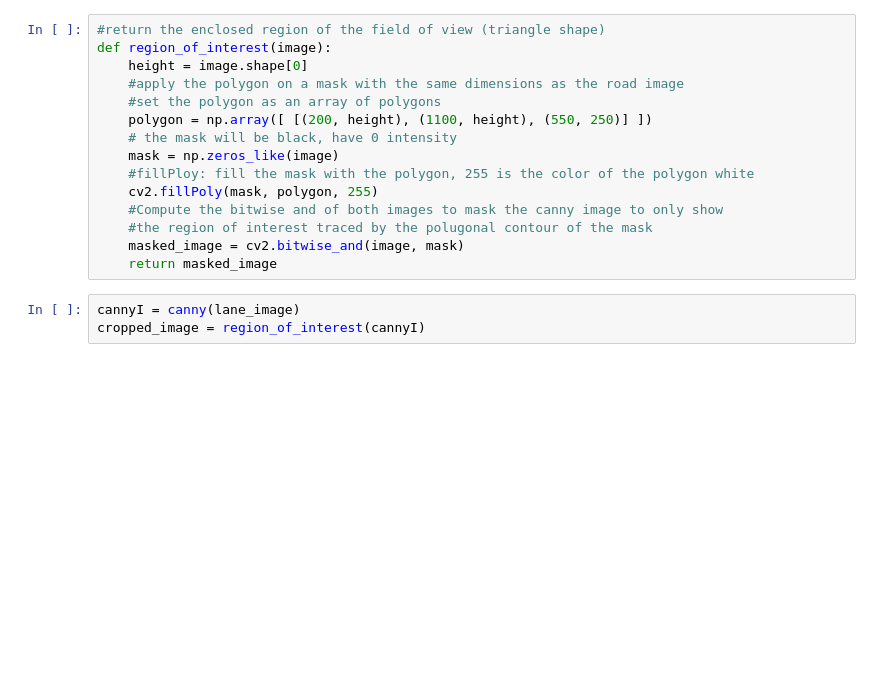
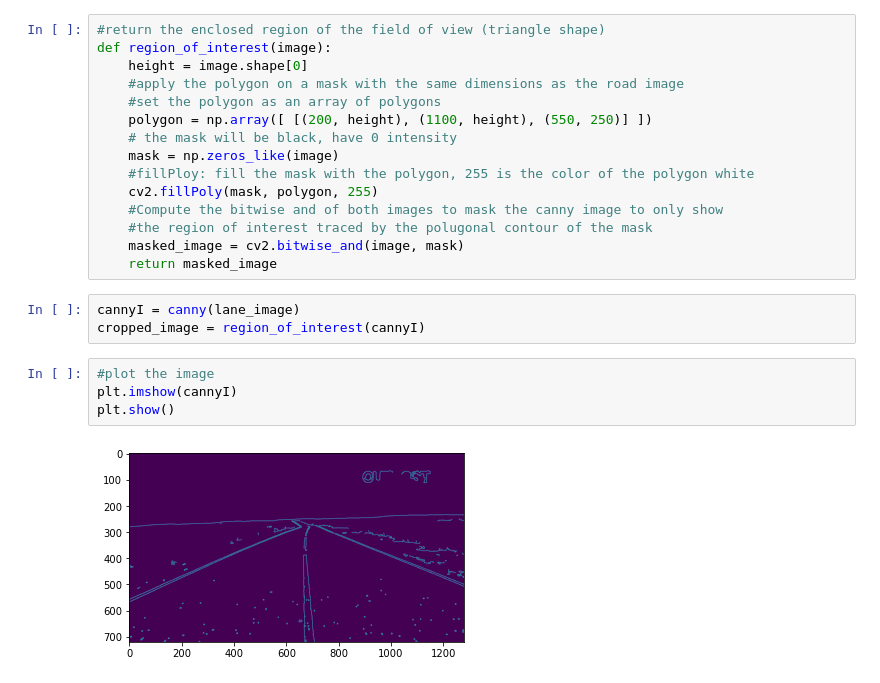
Before and after one commit to TheSoloLeveling/IA-Prototypes-Dev, a Jupyter notebook: Untitled-1.ipynb, the cells around one changed output. Drawn from its saved outputs; the diff is of its cells as text; blank space fills up the shorter version.

```diff
--- a/Untitled-1.ipynb
+++ b/Untitled-1.ipynb
@@ -44,4 +44,10 @@ def region_of_interest(image):
 # %%
 cannyI = canny(lane_image)
 cropped_image = region_of_interest(cannyI)
+# %%
+#plot the image
+plt.imshow(cannyI)
+plt.show()
+# %% [output]
+[figure, added]
 # %%
```
Also changed, not shown: parts of 20 cells of this notebook.
